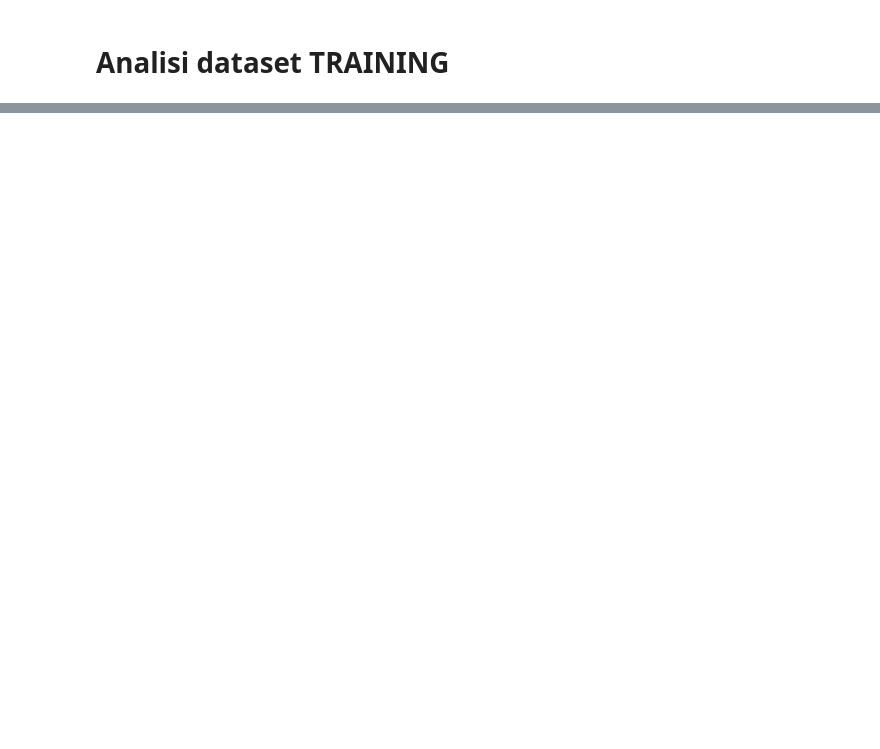
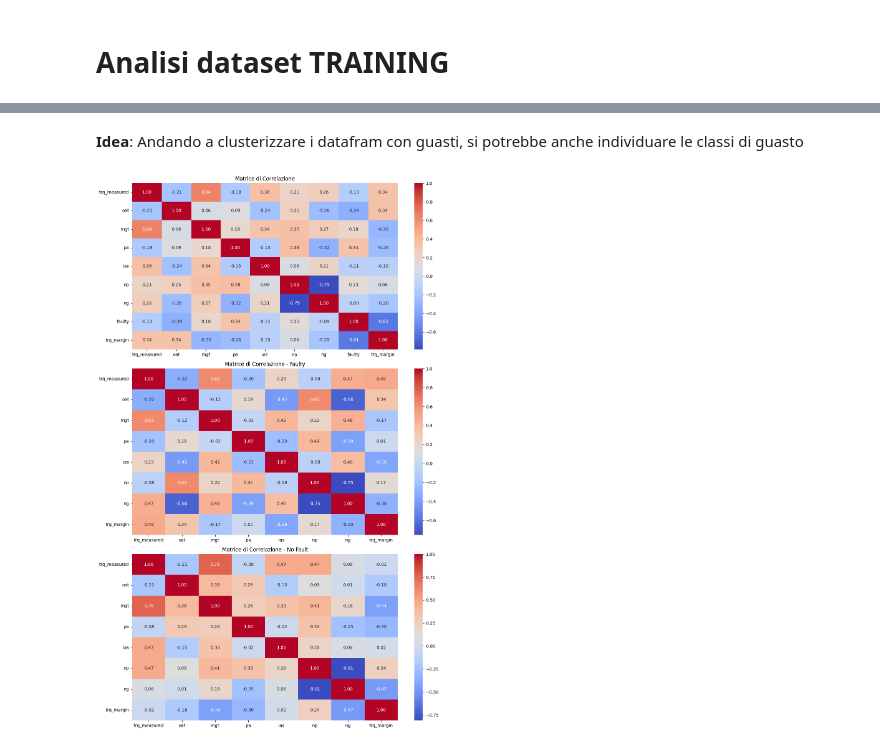
Before and after one commit to lucabellantee/FlyGuard, a Jupyter notebook: data_visualization.ipynb, the cells around one changed output, grey strips where cells are left out. Saved outputs shown, nothing was run; the diff lists cells and outputs as text; code cells hidden in the pictures; blank space fills up the shorter version.

Commit message:
Matrice di correlazione

```diff
--- a/data_visualization.ipynb
+++ b/data_visualization.ipynb
@@ -30,0 +118,33 @@ df_y.head()
+# %% [markdown]
+**Idea**: Andando a clusterizzare i datafram con guasti, si potrebbe anche individuare le classi di guasto
+# %%
+df_fault = df[df['faulty'] == 1].drop(columns=['faulty'])
+df_no_fault = df[df['faulty'] == 0].drop(columns=['faulty'])
+
+corr_fault = df_fault.corr()
+corr_no_fault = df_no_fault.corr()
+correlation_matrix = df.corr()
+
+# Visualizziamo le matrici di correlazione
+plt.figure(figsize=(12, 18))  # Aumenta l'altezza per adattare meglio le matrici
+
+# Matrice di correlazione per i campioni con e senza guasto
+plt.subplot(3, 1, 1)  # Prima matrice (correlazione totale)
+sns.heatmap(correlation_matrix, annot=True, cmap='coolwarm', fmt='.2f', cbar=True)
+plt.title('Matrice di Correlazione')
+
+# Matrice di correlazione per i campioni con guasto
+plt.subplot(3, 1, 2)  # Seconda matrice (correlazione con guasto)
+sns.heatmap(corr_fault, annot=True, cmap='coolwarm', fmt='.2f', cbar=True)
+plt.title('Matrice di Correlazione - Faulty')
+
+# Matrice di correlazione per i campioni senza guasto
+plt.subplot(3, 1, 3)  # Terza matrice (correlazione senza guasto)
+sns.heatmap(corr_no_fault, annot=True, cmap='coolwarm', fmt='.2f', cbar=True)
+plt.title('Matrice di Correlazione - No Fault')
+
+# Mostriamo il grafico
+plt.tight_layout()
+plt.show()
+# %% [output]
+[figure, added]
```
Also changed, not shown: parts of 11 cells of this notebook, 1 other file.
